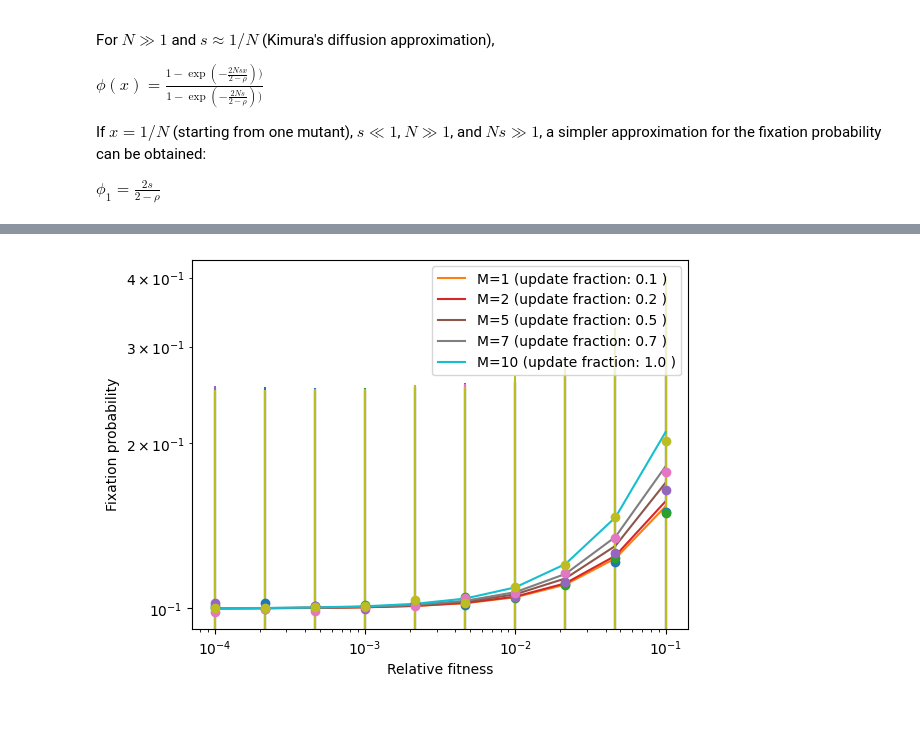
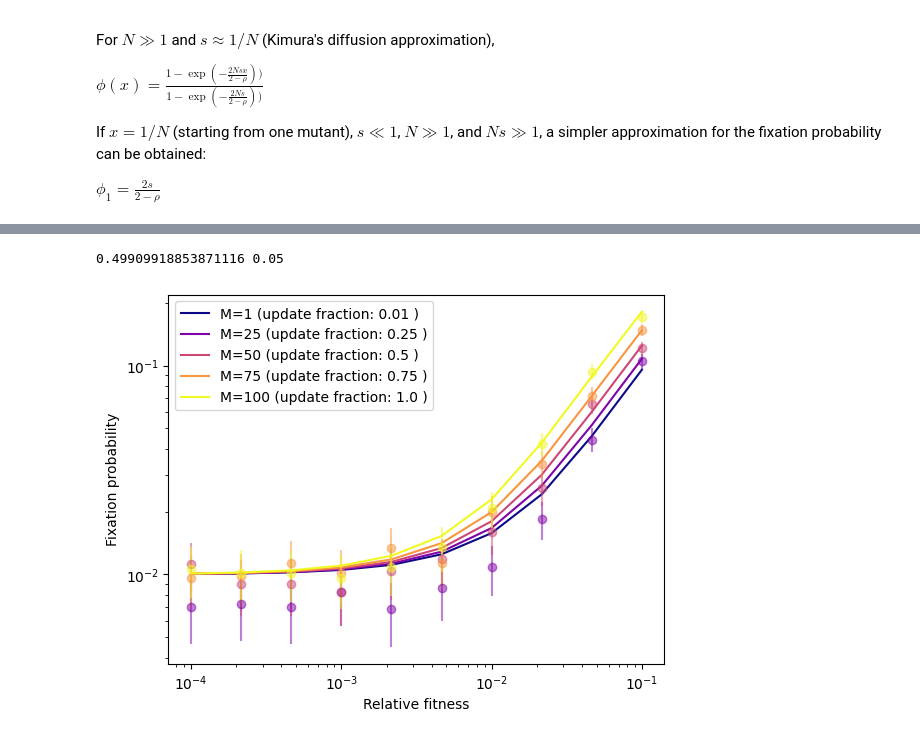
Before and after one commit to Bitbol-Lab/partial_sampling_spatially_structured_population, a Jupyter notebook: well-mixed.ipynb, the cells around one changed output, grey strips where cells are left out. Cells and saved outputs as stored; diff of their text form; code cells hidden in the pictures.

```diff
--- a/well-mixed.ipynb
+++ b/well-mixed.ipynb
@@ -199,35 +199,51 @@ plt.show()
+# %%
+std1 = np.std(np.random.rand(100)<= 0.5)
+std2 = np.sqrt(1/(4*100))
+print(std1, std2)
+# %% [output]
+0.49909918853871116 0.05
 # %%
 ## Varying s
 
-N = 10
+import matplotlib as mpl
+
+cmap = mpl.colormaps['plasma']
+colors = cmap(np.linspace(0, 1, len(Ms)))
+
+
+N = 100
 s_range = np.logspace(-4, -1, num=10)
 tmax = 500
-nb_trajectories=10**5
+nb_trajectories=5*10**3
 
 
 Ms = np.array([1, N//4, N//2, 3*N//4, N])
 rhos = Ms* 1. /N
 
 fig, ax = plt.subplots()
 
 
-for M in Ms:
+
+for i,M in enumerate(Ms):
     fixation_freqs = []
     fixation_err = []
+    color = colors[i]
     for s in s_range:
         _, count_fixation, fixation_seq = simulate_multiple_trajectories(N,M,s,tmax, nb_trajectories)
-        fixation_freqs.append(count_fixation / nb_trajectories)
-        fixation_err.append(.5 * np.std(fixation_seq))
-    ax.errorbar(s_range, fixation_freqs, yerr= fixation_err, fmt = 'o')
-    ax.plot(s_range, [phi(N,s,M/N,1/N) for s in s_range], label = f"M={M} (update fraction: {round(M/N,2)} )")
+        fixation_freq = count_fixation / nb_trajectories
+        fixation_freqs.append(fixation_freq)
+        std = np.sqrt(fixation_freq * (1-fixation_freq) / nb_trajectories)
+        fixation_err.append(2* std)
+    ax.errorbar(s_range, fixation_freqs, yerr= fixation_err, fmt = 'o', alpha=0.5, color=color)
+    ax.plot(s_range, [phi(N,s,M/N,1/N) for s in s_range], label = f"M={M} (update fraction: {round(M/N,2)} )", color= color)
 
 
 
 ax.set_xscale("log")
 ax.set_yscale("log")
 ax.set_xlabel('Relative fitness')
 ax.set_ylabel('Fixation probability')
 ax.legend()
 plt.show()
 # %% [output]
-[figure, old version]
+[figure, new version]
```
Also changed, not shown: parts of 3 cells of this notebook.
